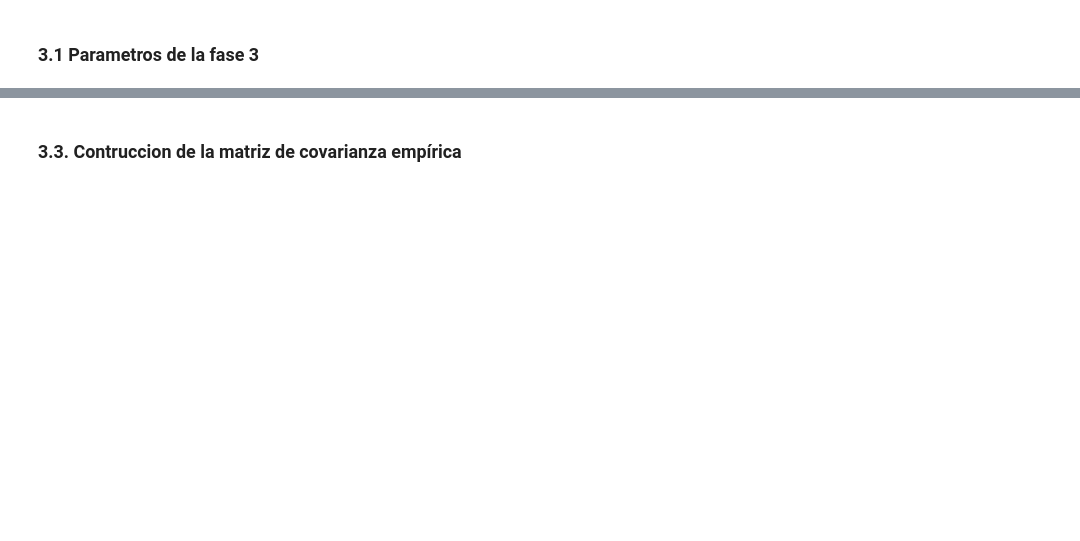
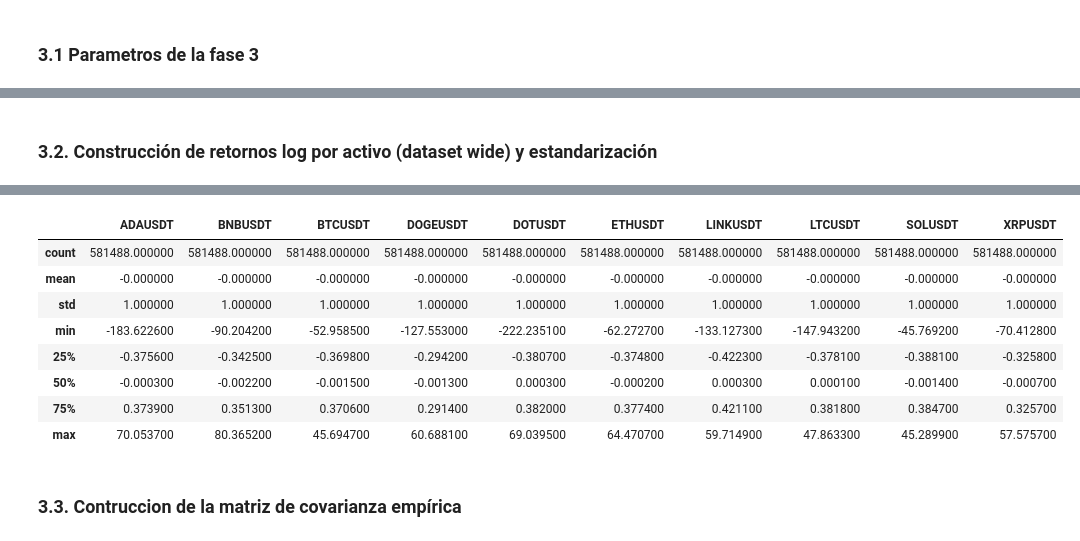
Before and after one commit to Romequinco/TAREA_PROCESADO_DATOS_FINANCIEROS_PARA_MACHINE_LEARNING, a Jupyter notebook: PREPROCESADO_DATOS_FINANCIEROS_.ipynb, the cells around one changed output, grey strips where cells are left out. Cells and saved outputs as stored; diff of their text form; code cells hidden in the pictures; blank space fills up the shorter version.

```diff
--- a/PREPROCESADO_DATOS_FINANCIEROS_.ipynb
+++ b/PREPROCESADO_DATOS_FINANCIEROS_.ipynb
@@ -1828,0 +1648,71 @@ df_features_scaled — estadísticas tras estandarización (media ≈ 0, std ≈
+# %% [markdown]
+### 3.2. Construcción de retornos log por activo (dataset wide) y estandarización
+# %%
+# Covarianza ENTRE CRYPTOMONEDAS
+# ----------------------------------------------------------------------
+# Input: parquet wide en rejilla 5-min con columnas:
+#   ADAUSDT, BNBUSDT, BTCUSDT, DOGEUSDT, DOTUSDT, ETHUSDT, LINKUSDT, LTCUSDT, SOLUSDT, XRPUSDT
+#
+# 1) Cargar precios wide
+# 2) Construir X como retornos log por activo: X = log(prices).diff()
+# 3) Alinear series (dropna en filas) y estandarizar por columna (StandardScaler)
+#    para reutilizar el resto del flujo (cov, M-P, clipping) sin reescribir.
+
+DATA_PATH = "data/datos_crypto_limpios.parquet"
+
+# --- 1) Cargar precios wide ---
+prices = pd.read_parquet(DATA_PATH)
+
+# Mantener solo columnas numéricas (activos)
+prices = prices.select_dtypes(include=[np.number]).copy()
+
+# Asegurar índice datetime y orden temporal
+if not isinstance(prices.index, pd.DatetimeIndex):
+    raise TypeError(
+        "Se esperaba un DatetimeIndex en el parquet wide. "
+        "Revise `data/datos_crypto_limpios.parquet` (índice 5-min)."
+    )
+prices = prices.sort_index()
+
+# --- 2) Alinear y construir retornos log ---
+# Alinear: asegurar que todas las cryptos tengan dato en el mismo timestamp
+prices_aligned = prices.dropna(how="any")
+
+# X: retornos log por activo (filas=timestamps, columnas=activos)
+X = np.log(prices_aligned).diff().dropna(how="any")
+
+# Renombrar para mantener convención del notebook
+df_features = X.copy()
+
+print("Precios wide cargados (alineados):")
+print(f"  dataset        : {DATA_PATH}")
+print(f"  columnas (p)   : {len(prices.columns)}")
+print(f"  columnas usadas: {list(df_features.columns)}")
+print(f"  rango temporal : {df_features.index.min()} → {df_features.index.max()}")
+print(f"  shape X        : {df_features.shape}  (obs × activos)")
+print()
+
+# --- 3) Estandarización por columna ---
+from sklearn.preprocessing import StandardScaler
+
+scaler = StandardScaler()
+scaled_values = scaler.fit_transform(df_features)
+
+df_features_scaled = pd.DataFrame(
+    scaled_values,
+    index=df_features.index,
+    columns=df_features.columns
+)
+
+# Sanidad: sin NaNs y con p activos
+assert df_features_scaled.isna().sum().sum() == 0, "df_features_scaled contiene NaNs tras dropna y diff."
+if 'N_ASSETS' in globals():
+    if len(df_features_scaled.columns) != N_ASSETS:
+        print(
+            f"[Aviso] N_ASSETS={N_ASSETS} pero el parquet tiene p={len(df_features_scaled.columns)} columnas numéricas. "
+            "Se continúa con p dinámico = len(columns)."
+        )
+
+print("df_features_scaled — estadísticas tras estandarización (media ≈ 0, std ≈ 1):")
+display(df_features_scaled.describe().round(4))
+# %% [output]
@@ -1829,3 +1727,12 @@ df_features_scaled — estadísticas tras estandarización (media ≈ 0, std ≈
+|  | ADAUSDT | BNBUSDT | BTCUSDT | DOGEUSDT | DOTUSDT | ETHUSDT | LINKUSDT | LTCUSDT | SOLUSDT | XRPUSDT |
+| count | 581488.000000 | 581488.000000 | 581488.000000 | 581488.000000 | 581488.000000 | 581488.000000 | 581488.000000 | 581488.000000 | 581488.000000 | 581488.000000 |
+| mean | -0.000000 | -0.000000 | -0.000000 | -0.000000 | -0.000000 | -0.000000 | -0.000000 | -0.000000 | -0.000000 | -0.000000 |
+| std | 1.000000 | 1.000000 | 1.000000 | 1.000000 | 1.000000 | 1.000000 | 1.000000 | 1.000000 | 1.000000 | 1.000000 |
+| min | -183.622600 | -90.204200 | -52.958500 | -127.553000 | -222.235100 | -62.272700 | -133.127300 | -147.943200 | -45.769200 | -70.412800 |
+| 25% | -0.375600 | -0.342500 | -0.369800 | -0.294200 | -0.380700 | -0.374800 | -0.422300 | -0.378100 | -0.388100 | -0.325800 |
+| 50% | -0.000300 | -0.002200 | -0.001500 | -0.001300 | 0.000300 | -0.000200 | 0.000300 | 0.000100 | -0.001400 | -0.000700 |
+| 75% | 0.373900 | 0.351300 | 0.370600 | 0.291400 | 0.382000 | 0.377400 | 0.421100 | 0.381800 | 0.384700 | 0.325700 |
+| max | 70.053700 | 80.365200 | 45.694700 | 60.688100 | 69.039500 | 64.470700 | 59.714900 | 47.863300 | 45.289900 | 57.575700 |
 # %% [markdown]
 ### 3.3. Contruccion de la matriz de covarianza empírica
 # %%
```
Also changed, not shown: parts of 16 cells of this notebook, 2 other files.
